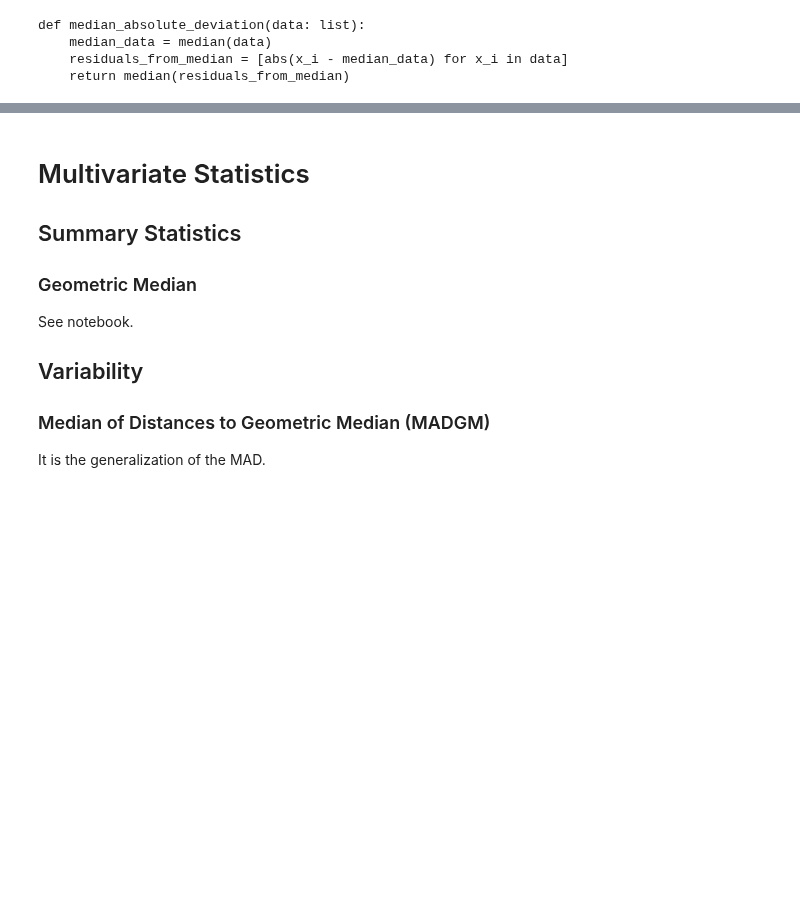
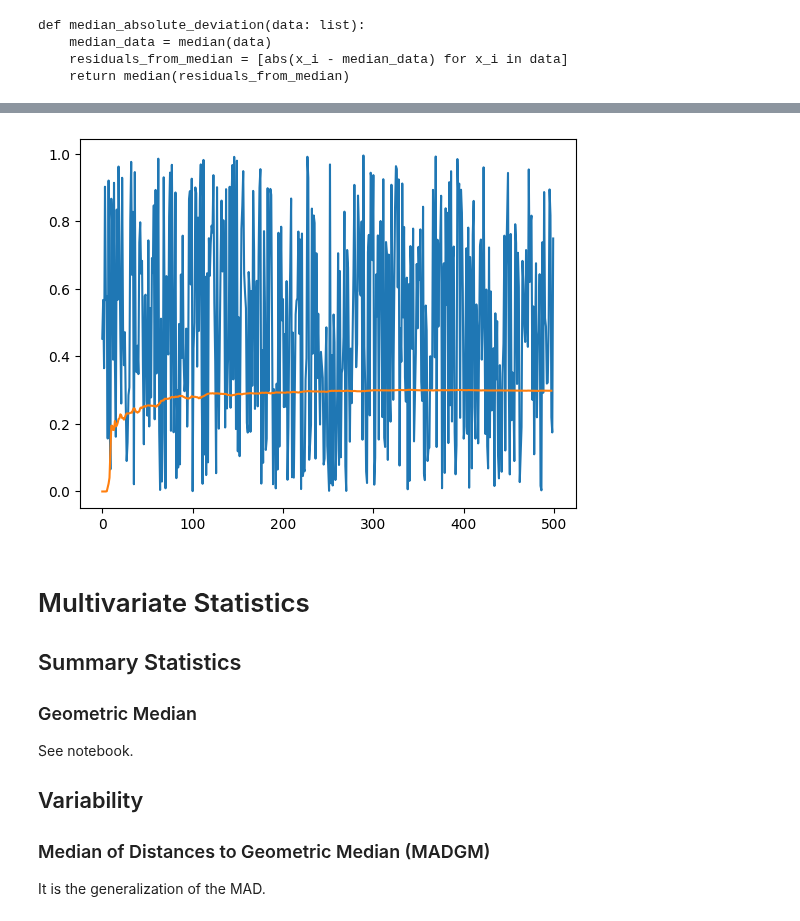
Before and after one commit to Smoltbob/ComputerVision, a Jupyter notebook: lib/Metrics/Metrics.ipynb, the cells around one changed output, grey strips where cells are left out. Cells and saved outputs as stored; diff of their text form; code cells hidden in the pictures; blank space fills up the shorter version.

```diff
--- a/lib/Metrics/Metrics.ipynb
+++ b/lib/Metrics/Metrics.ipynb
@@ -85,3 +101,10 @@ plt.show()
+# %%
+plt.figure()
+plt.plot(data)
+plt.plot([Q(data[:i]) for i in range(2, len(data))])
+plt.show()
+# %% [output]
+[figure, added]
 # %% [markdown]
 # Multivariate Statistics
 ## Summary Statistics
```
Also changed, not shown: parts of 5 cells of this notebook, 1 other file.
